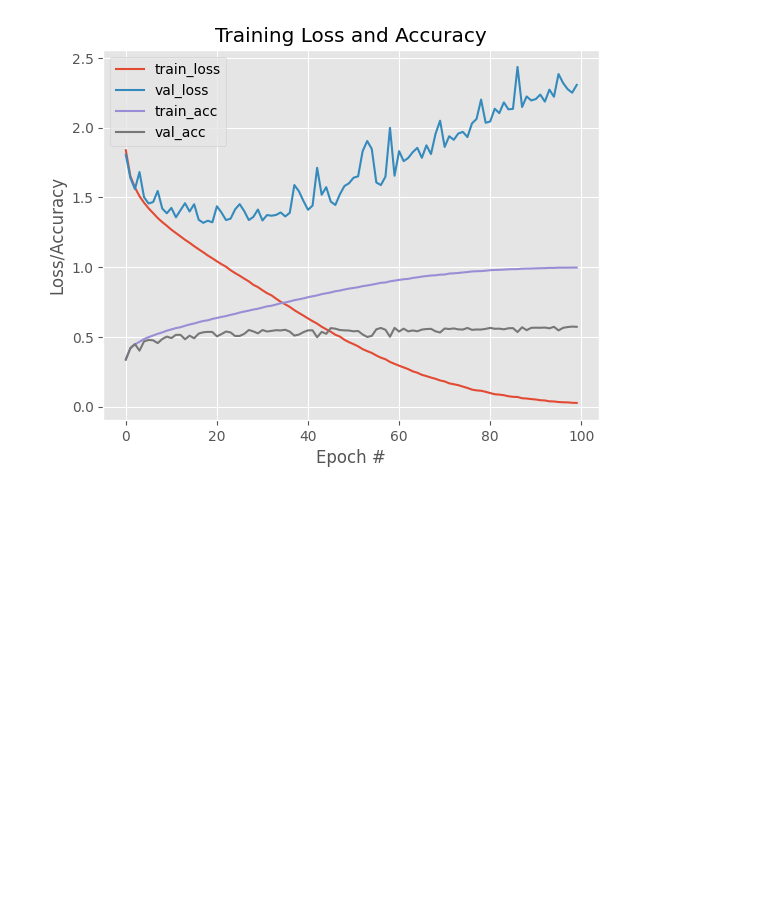
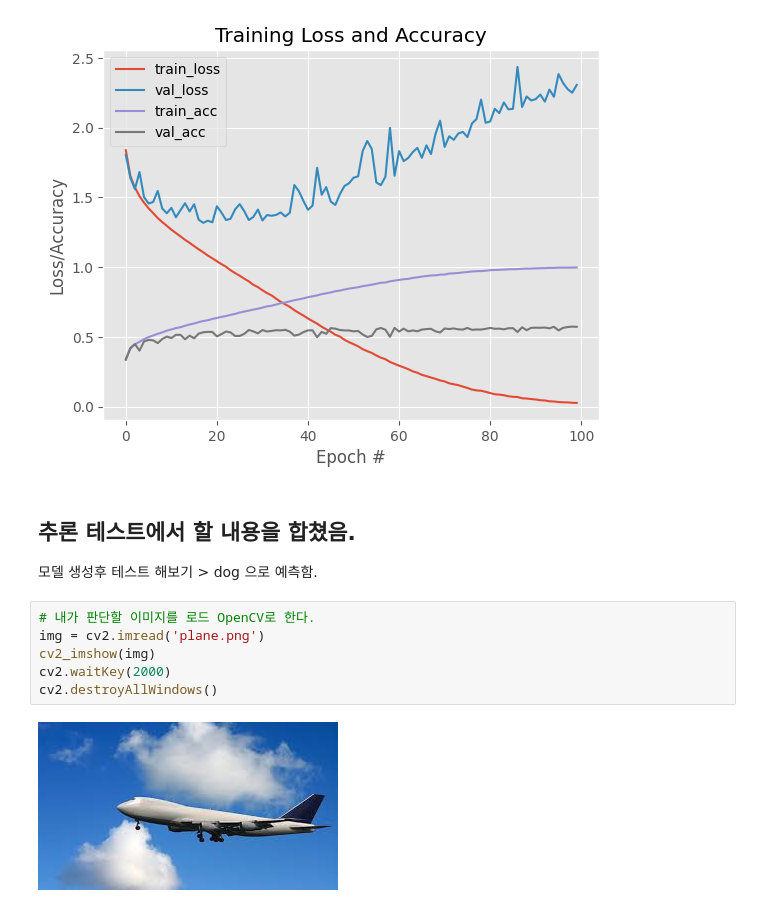
Before and after one commit to yleessam/tf, a Jupyter notebook: tf/cifar10_tensorflow_1.ipynb, the cells around one changed output. Drawn from its saved outputs; the diff is of its cells as text; blank space fills up the shorter version.

```diff
--- a/tf/cifar10_tensorflow_1.ipynb
+++ b/tf/cifar10_tensorflow_1.ipynb
@@ -290,3 +290,15 @@ plt.legend()
 plt.savefig("plot.png")
 # %% [output]
 [figure]
+# %% [markdown]
+## 추론 테스트에서 할 내용을 합쳤음.
+
+모델 생성후 테스트 해보기 > dog 으로 예측함.
+# %%
+# 내가 판단할 이미지를 로드 OpenCV로 한다.
+img = cv2.imread('plane.png')
+cv2_imshow(img)
+cv2.waitKey(2000)
+cv2.destroyAllWindows()
+# %% [output]
+[figure, added]
```
Also changed, not shown: parts of 5 cells of this notebook.
